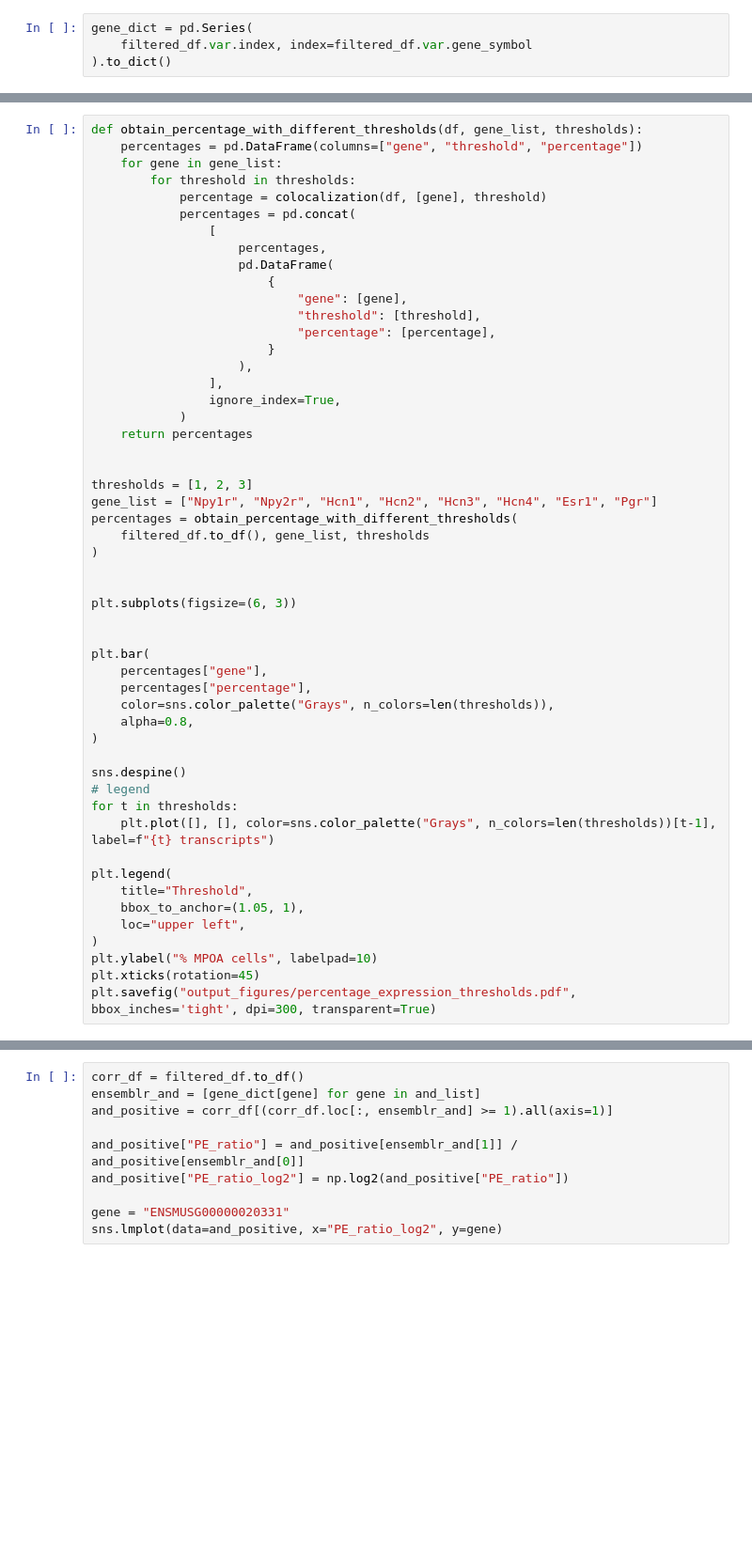
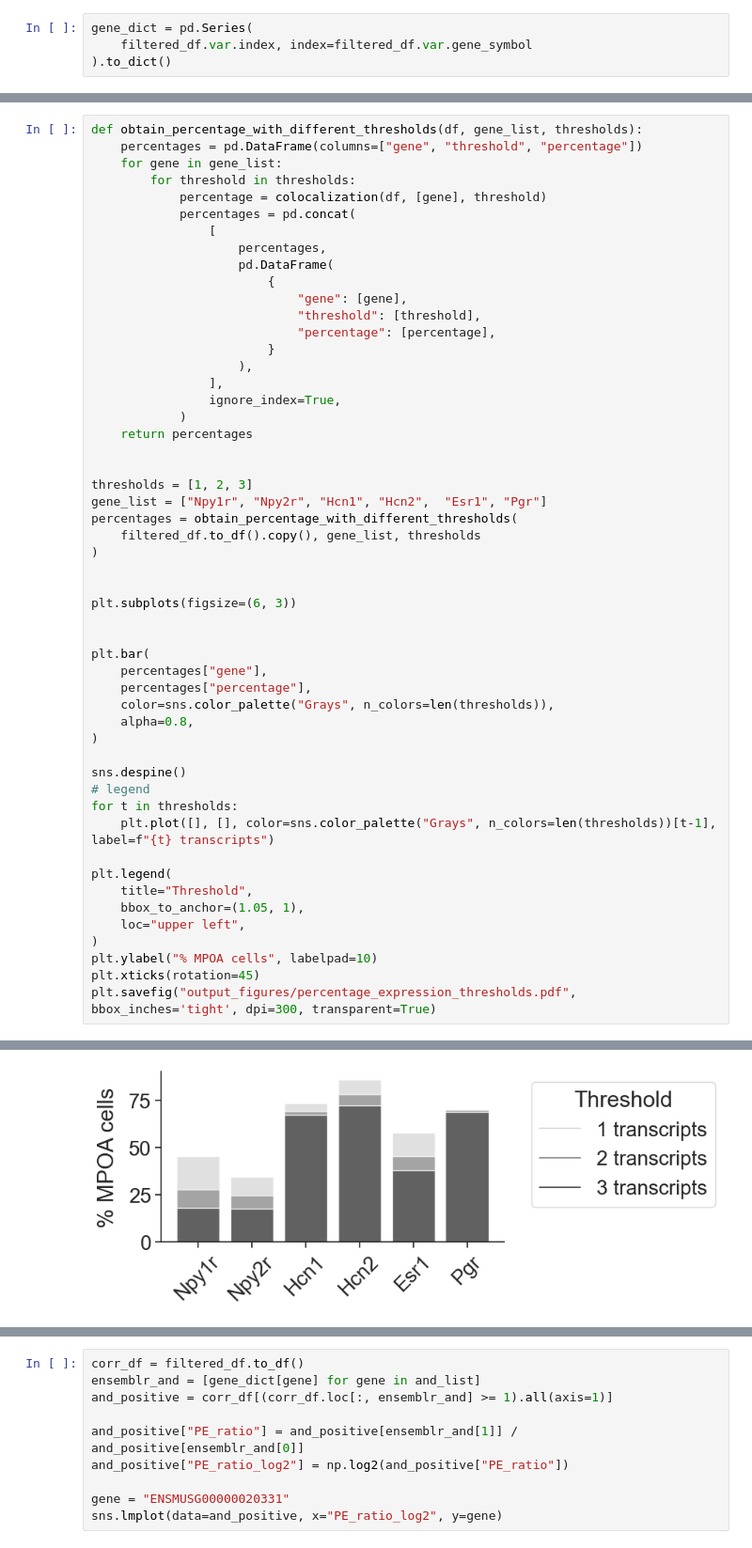
Before and after one commit to FrancisCrickInstitute/negative_parental_switch, a Jupyter notebook: NPW_transcripts/transcriptormics _merfish/merfish_analysis.ipynb, the cells around one changed output, grey strips where cells are left out. Shown at 94% size. Drawn from its saved outputs; the diff is of its cells as text; blank space fills up the shorter version.

```diff
--- a/NPW_transcripts/transcriptormics _merfish/merfish_analysis.ipynb
+++ b/NPW_transcripts/transcriptormics _merfish/merfish_analysis.ipynb
@@ -243,9 +242,9 @@ def obtain_percentage_with_different_thresholds(df, gene_list, thresholds):
 
 
 thresholds = [1, 2, 3]
-gene_list = ["Npy1r", "Npy2r", "Hcn1", "Hcn2", "Hcn3", "Hcn4", "Esr1", "Pgr"]
+gene_list = ["Npy1r", "Npy2r", "Hcn1", "Hcn2",  "Esr1", "Pgr"]
 percentages = obtain_percentage_with_different_thresholds(
-    filtered_df.to_df(), gene_list, thresholds
+    filtered_df.to_df().copy(), gene_list, thresholds
 )
 
 
@@ -277,3 +275,4 @@ KeyError: 'Hcn3'
+[figure, added]
 # %%
 def colocalization_with_thresholds(df, gene_list, thresholds):
     results = pd.DataFrame(columns=["gene", "percentage", 'threshold'])
```
Also changed, not shown: parts of 6 cells of this notebook, 20 other files.
